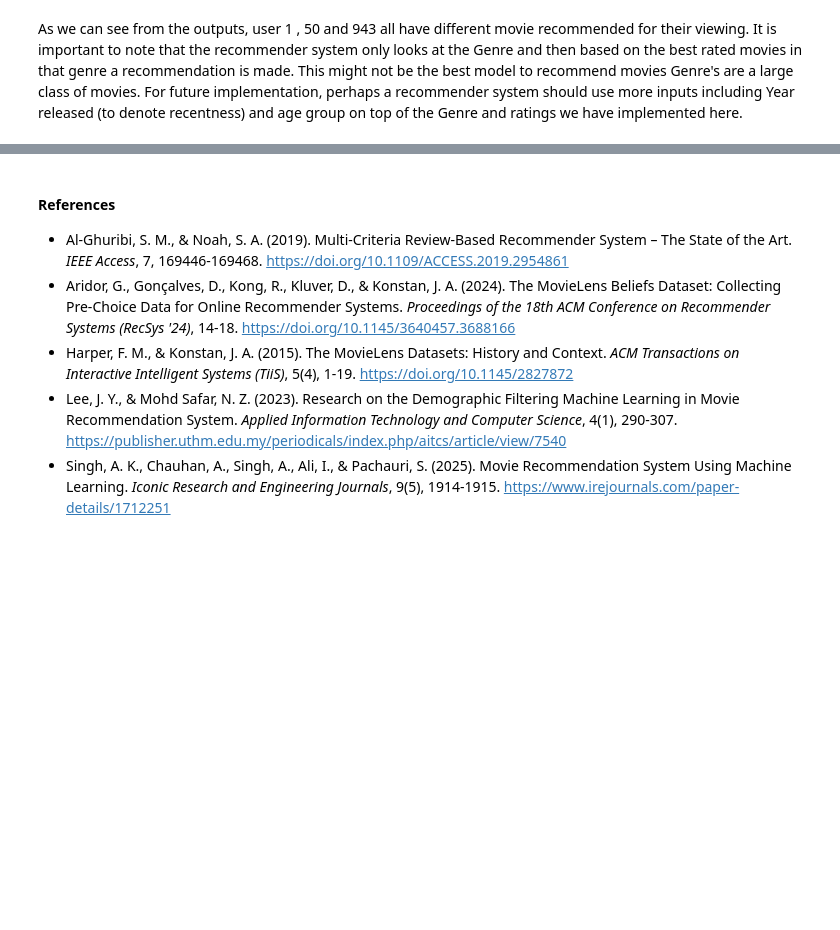
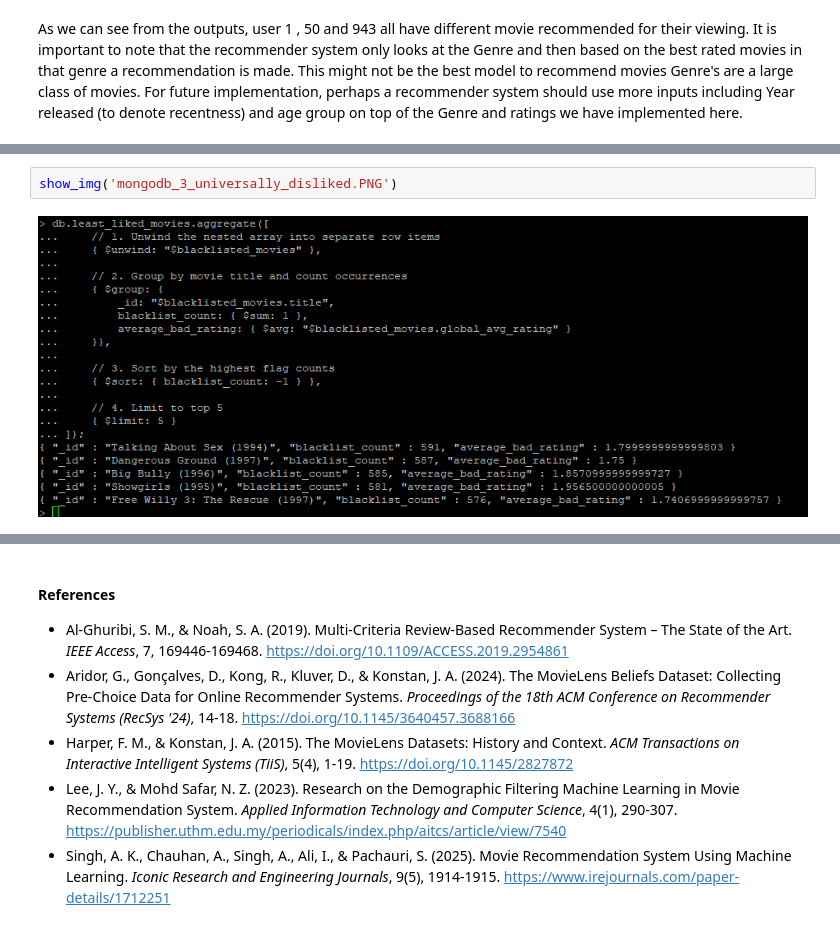
Before and after one commit to muzaffarizamuddin/P166246_Assg2_STQD6324, a Jupyter notebook: main.ipynb, the cells around one changed output, grey strips where cells are left out. Drawn from its saved outputs; the diff is of its cells as text; blank space fills up the shorter version.

```diff
--- a/main.ipynb
+++ b/main.ipynb
@@ -845,0 +862,4 @@ As we can see from the outputs, user 1 , 50 and 943 all have different movie rec
+# %%
+show_img('mongodb_3_universally_disliked.PNG')
+# %% [output]
+[figure, added]
```
Also changed, not shown: parts of 9 cells of this notebook, 7 other files.
